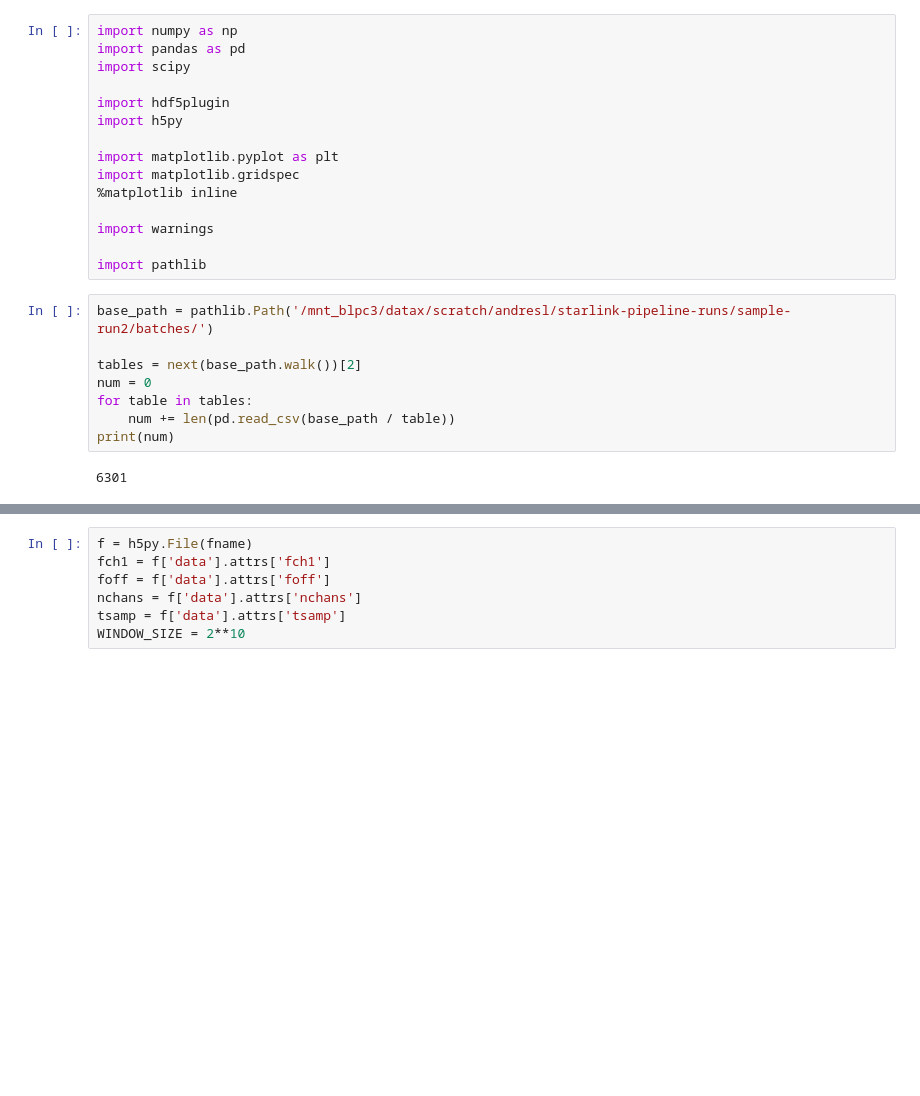
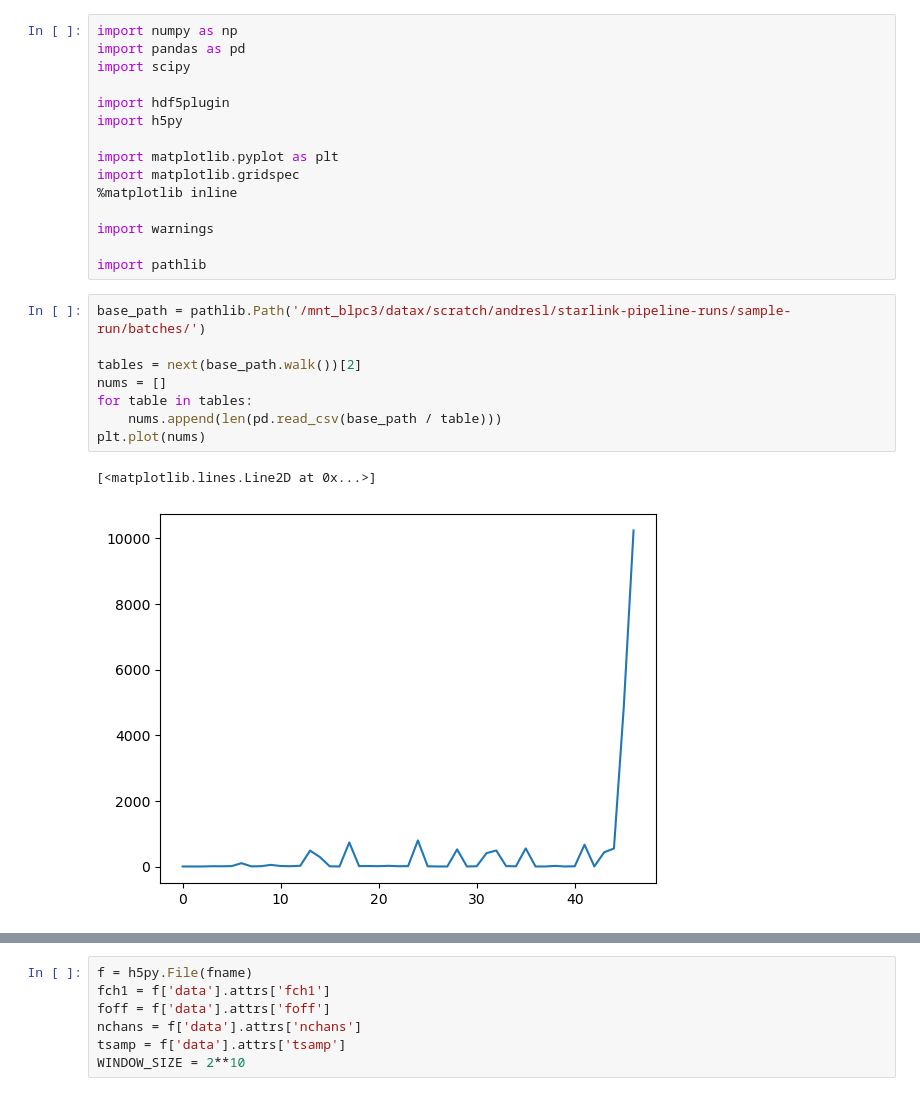
Before and after one commit to andres-luengo/bart, a Jupyter notebook: experiments/inspect_hits.ipynb, the cells around one changed output, grey strips where cells are left out. Drawn from its saved outputs; the diff is of its cells as text; blank space fills up the shorter version.

```diff
--- a/experiments/inspect_hits.ipynb
+++ b/experiments/inspect_hits.ipynb
@@ -14,13 +14,14 @@ import warnings
 
 import pathlib
 # %%
-base_path = pathlib.Path('/mnt_blpc3/datax/scratch/andresl/starlink-pipeline-runs/sample-run2/batches/')
+base_path = pathlib.Path('/mnt_blpc3/datax/scratch/andresl/starlink-pipeline-runs/sample-run/batches/')
 
 tables = next(base_path.walk())[2]
-num = 0
+nums = []
 for table in tables:
-    num += len(pd.read_csv(base_path / table))
-print(num)
+    nums.append(len(pd.read_csv(base_path / table)))
+plt.plot(nums)
 # %% [output]
-6301
+[<matplotlib.lines.Line2D at 0x...>]
+[figure, added]
 # %%
```
Also changed, not shown: parts of 4 cells of this notebook.
